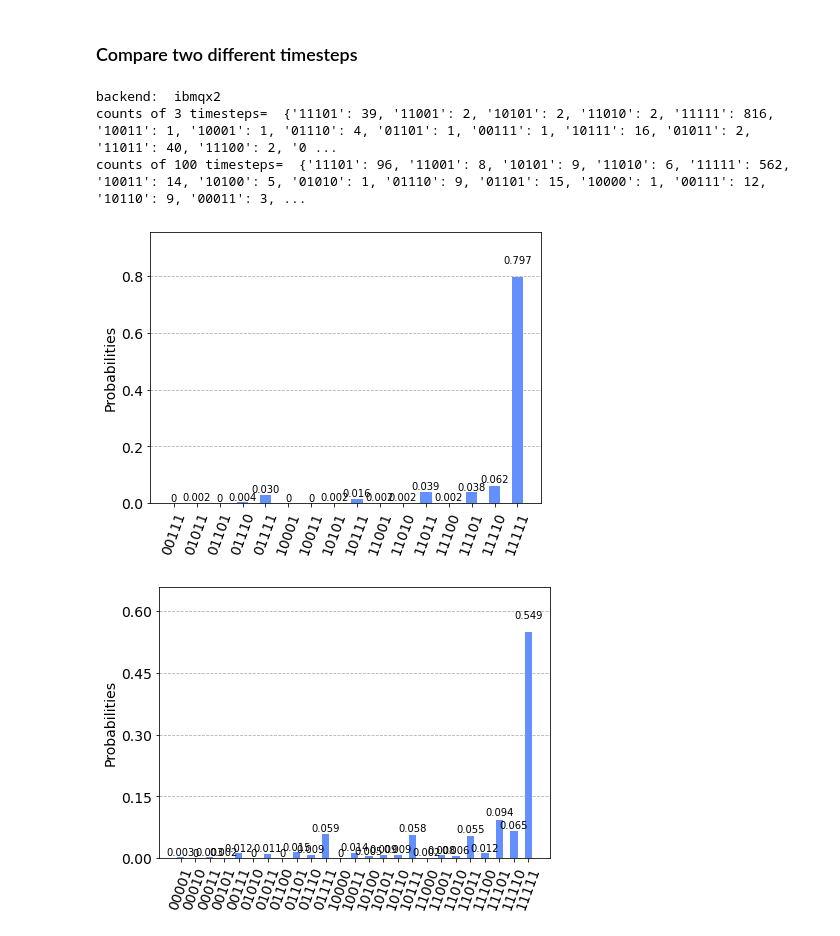
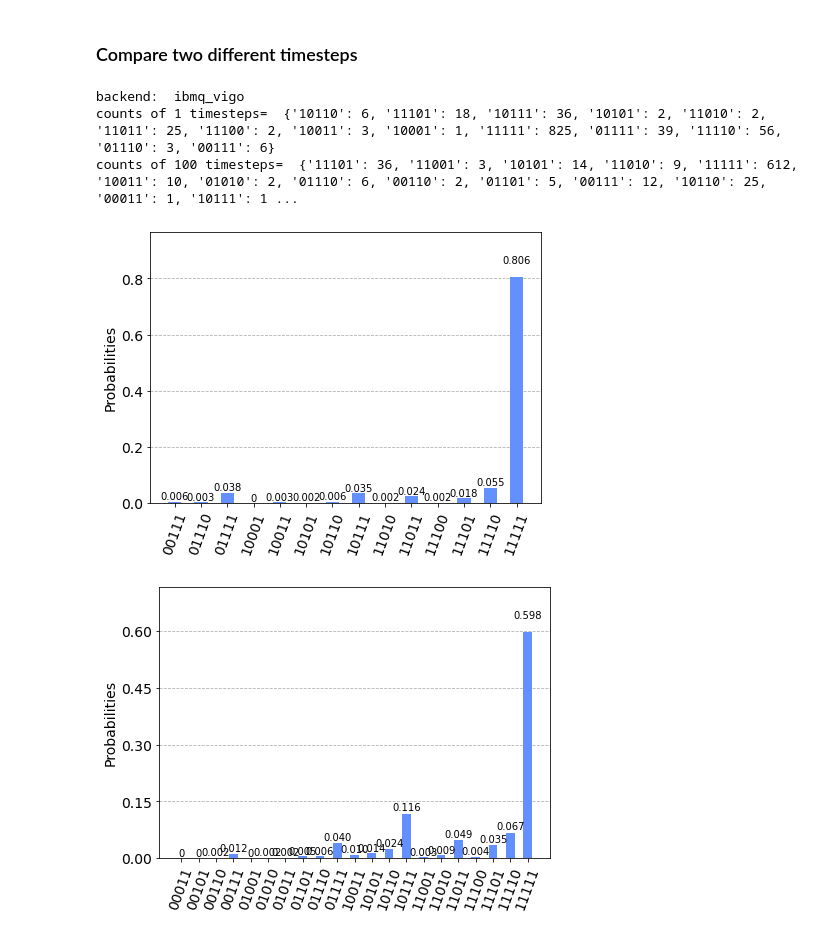
Before and after one commit to ycldingo/QuantumComputing_2020Summer, a Jupyter notebook: demo/coherence_time.ipynb, the cells around one changed output. Saved outputs shown, nothing was run; the diff lists cells and outputs as text; code cells hidden in the pictures.

```diff
--- a/demo/coherence_time.ipynb
+++ b/demo/coherence_time.ipynb
@@ -78,39 +78,39 @@ n = 5
 circ1 = QuantumCircuit(n,n)
 circ2 = QuantumCircuit(n,n)
 
-m1 = 3
+m1 = 1
 m2 = 100
 
 # quantum circuits
 for i in range(n):
     circ1.x(i)
     for j in range(m1):
         circ1.id(i)
 circ1.measure(range(n), range(n))
 for i in range(n):
     circ2.x(i)
     for j in range(m2):
         circ2.id(i)
 circ2.measure(range(n), range(n))
 
 # execute
 backend = least_busy(provider.backends(filters=lambda x: x.configuration().n_qubits >= n and
                                        not x.configuration().simulator and x.status().operational==True))
 print('backend: ', backend)
 job1 = execute(circ1, backend=backend, shots=shots)
 counts1 = job1.result().get_counts(circ1)
 job2 = execute(circ2, backend=backend, shots=shots)
 counts2 = job2.result().get_counts(circ2)
 # print out results
 print(f'counts of {m1} timesteps= ', counts1)
 print(f'counts of {m2} timesteps= ', counts2)
 plot_histogram(counts1)
 # %% [output]
-backend:  ibmqx2
-counts of 3 timesteps=  {'11101': 39, '11001': 2, '10101': 2, '11010': 2, '11111': 816, '10011': 1, '10001': 1, '01110': 4, '01101': 1, '00111': 1, '10111': 16, '01011': 2, '11011': 40, '11100': 2, '0 ...
-counts of 100 timesteps=  {'11101': 96, '11001': 8, '10101': 9, '11010': 6, '11111': 562, '10011': 14, '10100': 5, '01010': 1, '01110': 9, '01101': 15, '10000': 1, '00111': 12, '10110': 9, '00011': 3, ...
+backend:  ibmq_vigo
+counts of 1 timesteps=  {'10110': 6, '11101': 18, '10111': 36, '10101': 2, '11010': 2, '11011': 25, '11100': 2, '10011': 3, '10001': 1, '11111': 825, '01111': 39, '11110': 56, '01110': 3, '00111': 6}
+counts of 100 timesteps=  {'11101': 36, '11001': 3, '10101': 14, '11010': 9, '11111': 612, '10011': 10, '01010': 2, '01110': 6, '00110': 2, '01101': 5, '00111': 12, '10110': 25, '00011': 1, '10111': 1 ...
-[figure, old version]
+[figure, new version]
 # %%
 plot_histogram(counts2)
 # %% [output]
-[figure, old version]
+[figure, new version]
```
Also changed, not shown: parts of 10 cells of this notebook, 3 other files.
